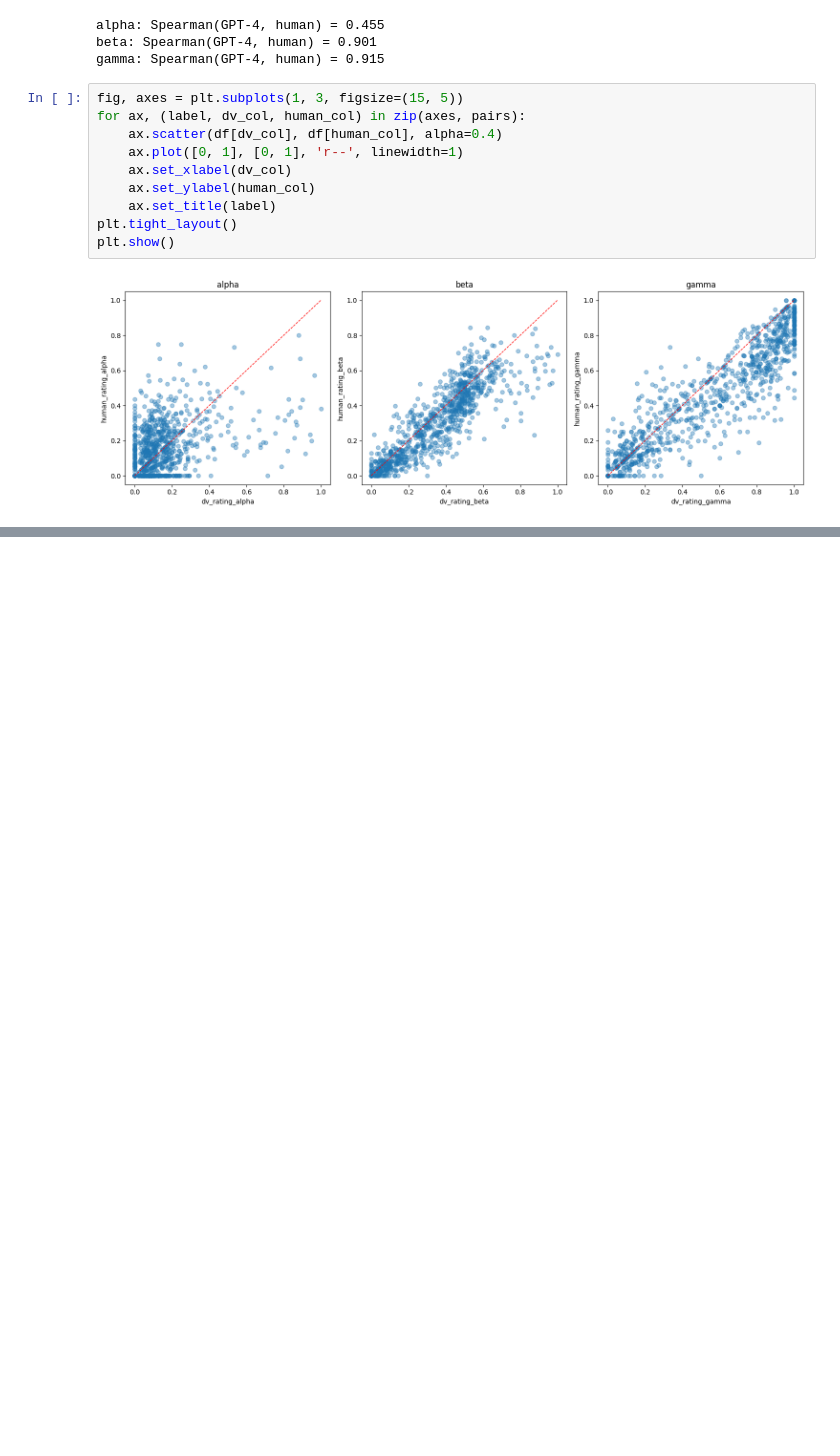
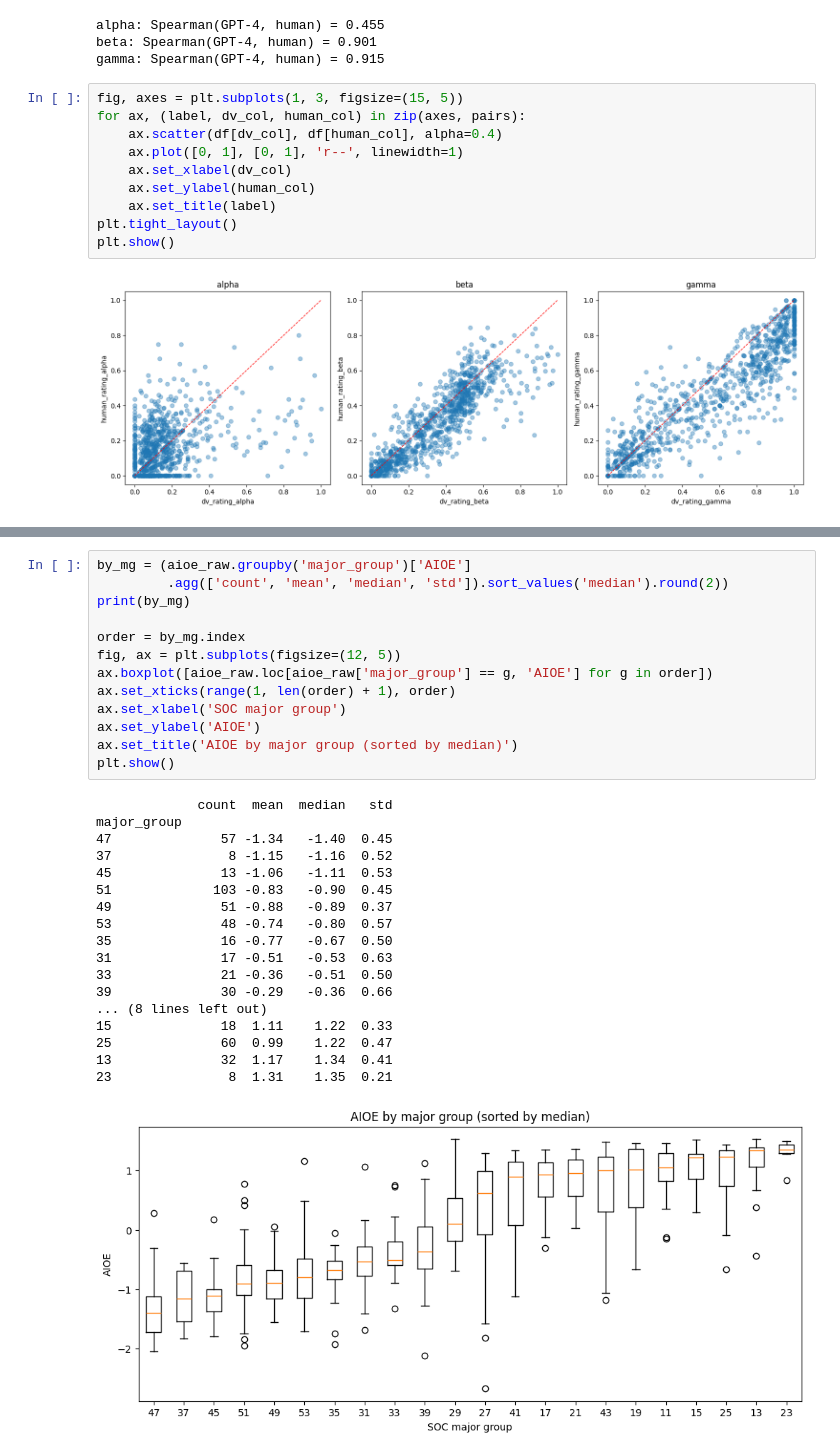
Before and after one commit to Break-Through-Tech/Swytch-1B-do-ai-job-risk-indices-agree, a Jupyter notebook: notebooks/Milestone_1.ipynb, the cells around one changed output, grey strips where cells are left out. Saved outputs shown, nothing was run; the diff lists cells and outputs as text; blank space fills up the shorter version.

```diff
--- a/notebooks/Milestone_1.ipynb
+++ b/notebooks/Milestone_1.ipynb
@@ -270,0 +425,32 @@ df[cols].corr(method='spearman')
+# %%
+by_mg = (aioe_raw.groupby('major_group')['AIOE']
+         .agg(['count', 'mean', 'median', 'std']).sort_values('median').round(2))
+print(by_mg)
+
+order = by_mg.index
+fig, ax = plt.subplots(figsize=(12, 5))
+ax.boxplot([aioe_raw.loc[aioe_raw['major_group'] == g, 'AIOE'] for g in order])
+ax.set_xticks(range(1, len(order) + 1), order)
+ax.set_xlabel('SOC major group')
+ax.set_ylabel('AIOE')
+ax.set_title('AIOE by major group (sorted by median)')
+plt.show()
+# %% [output]
+             count  mean  median   std
+major_group
+47              57 -1.34   -1.40  0.45
+37               8 -1.15   -1.16  0.52
+45              13 -1.06   -1.11  0.53
+51             103 -0.83   -0.90  0.45
+49              51 -0.88   -0.89  0.37
+53              48 -0.74   -0.80  0.57
+35              16 -0.77   -0.67  0.50
+31              17 -0.51   -0.53  0.63
+33              21 -0.36   -0.51  0.50
+39              30 -0.29   -0.36  0.66
+... (8 lines left out)
+15              18  1.11    1.22  0.33
+25              60  0.99    1.22  0.47
+13              32  1.17    1.34  0.41
+23               8  1.31    1.35  0.21
+[figure, added]
```
Also changed, not shown: parts of 34 cells of this notebook.
